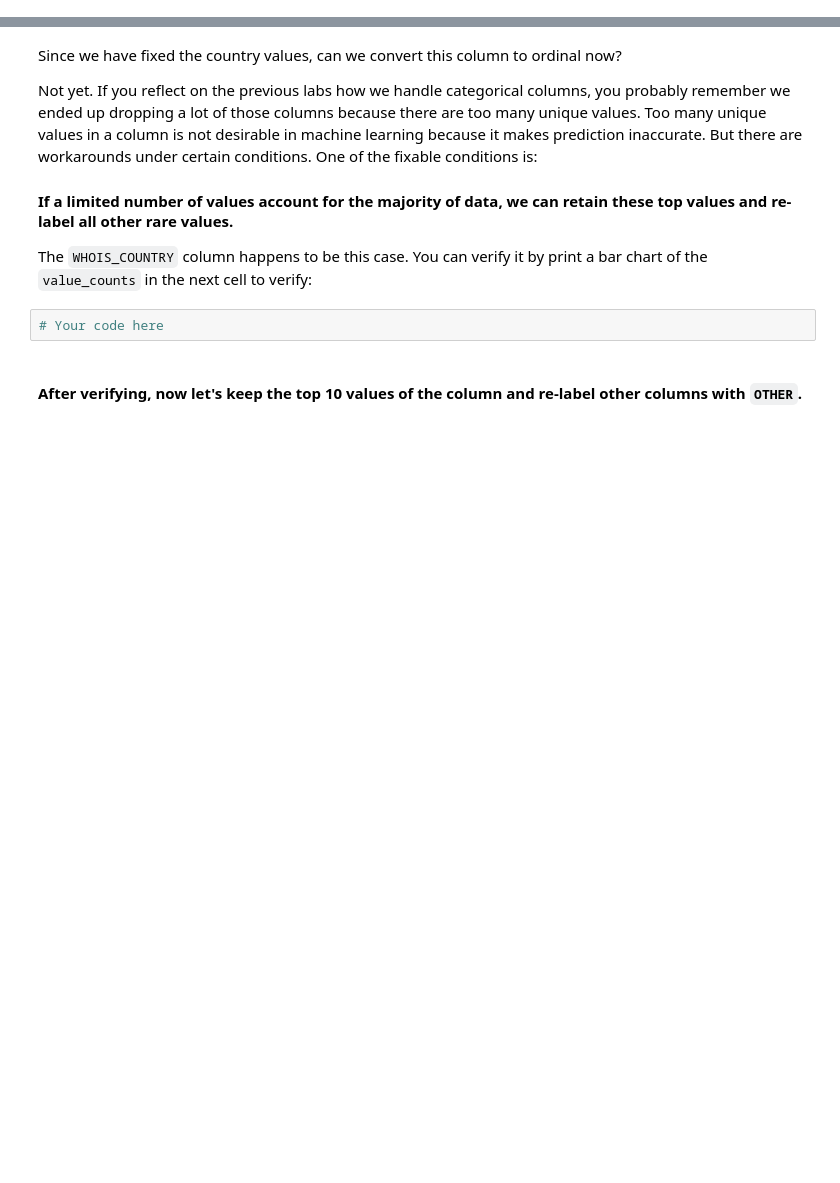
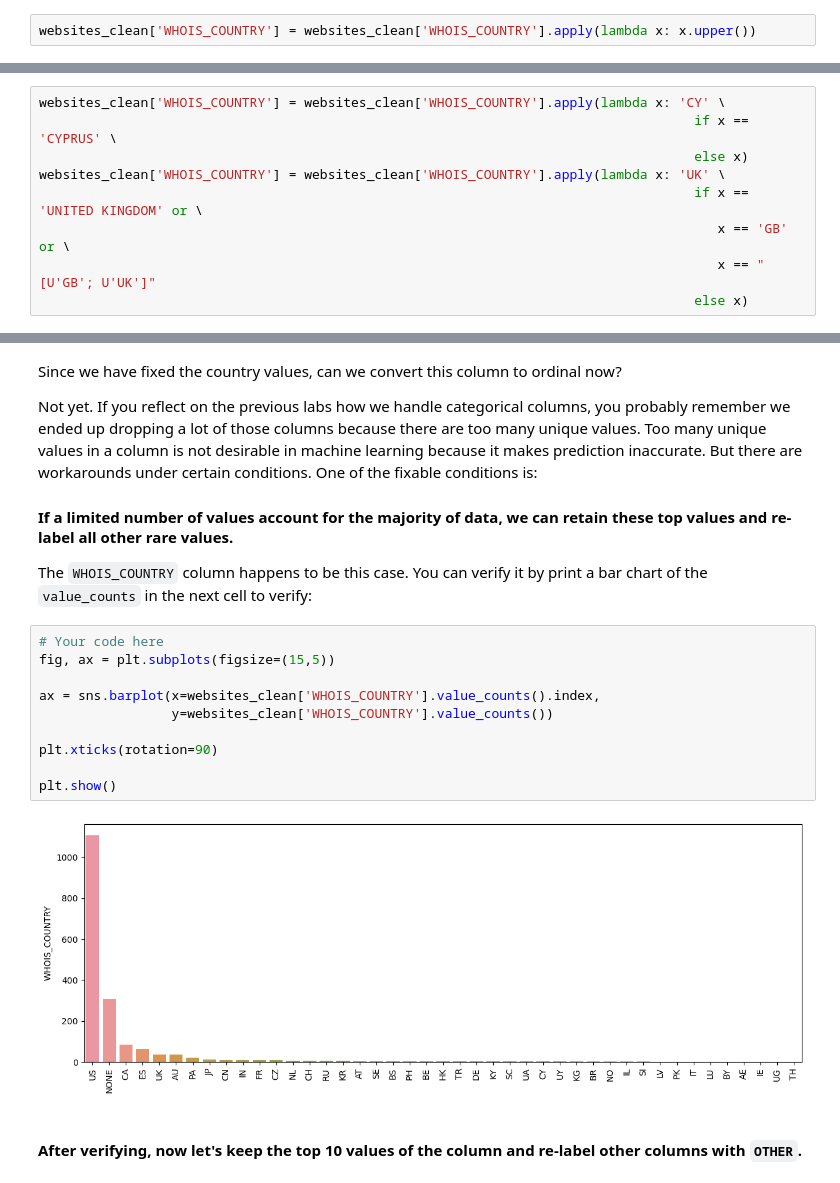
Before and after one commit to Fvperez1/dataptmad0522_labs, a Jupyter notebook: module-3/supervised-learning/your-code/main.ipynb, the cells around one changed output, grey strips where cells are left out. Drawn from its saved outputs; the diff is of its cells as text; blank space fills up the shorter version.

```diff
--- a/module-3/supervised-learning/your-code/main.ipynb
+++ b/module-3/supervised-learning/your-code/main.ipynb
@@ -326,0 +374,2 @@ AttributeError: 'Series' object has no attribute 'lower'
+# %%
+websites_clean['WHOIS_COUNTRY'] = websites_clean['WHOIS_COUNTRY'].apply(lambda x: x.upper())
@@ -326,0 +404,9 @@ AttributeError: 'Series' object has no attribute 'lower'
+# %%
+websites_clean['WHOIS_COUNTRY'] = websites_clean['WHOIS_COUNTRY'].apply(lambda x: 'CY' \
+                                                                                    if x == 'CYPRUS' \
+                                                                                    else x)
+websites_clean['WHOIS_COUNTRY'] = websites_clean['WHOIS_COUNTRY'].apply(lambda x: 'UK' \
+                                                                                    if x == 'UNITED KINGDOM' or \
+                                                                                       x == 'GB' or \
+                                                                                       x == "[U'GB'; U'UK']"
+                                                                                    else x)
@@ -332,8 +446,18 @@ Not yet. If you reflect on the previous labs how we handle categorical columns,
 #### If a limited number of values account for the majority of data, we can retain these top values and re-label all other rare values.
 
 The `WHOIS_COUNTRY` column happens to be this case. You can verify it by print a bar chart of the `value_counts` in the next cell to verify:
-# %%
-# Your code here
+# %%
+# Your code here
+fig, ax = plt.subplots(figsize=(15,5))
+
+ax = sns.barplot(x=websites_clean['WHOIS_COUNTRY'].value_counts().index,
+                 y=websites_clean['WHOIS_COUNTRY'].value_counts())
+
+plt.xticks(rotation=90)
+
+plt.show()
+# %% [output]
+[figure, added]
 # %% [markdown]
 #### After verifying, now let's keep the top 10 values of the column and re-label other columns with `OTHER`.
 # %%
```
Also changed, not shown: parts of 13 cells of this notebook.
